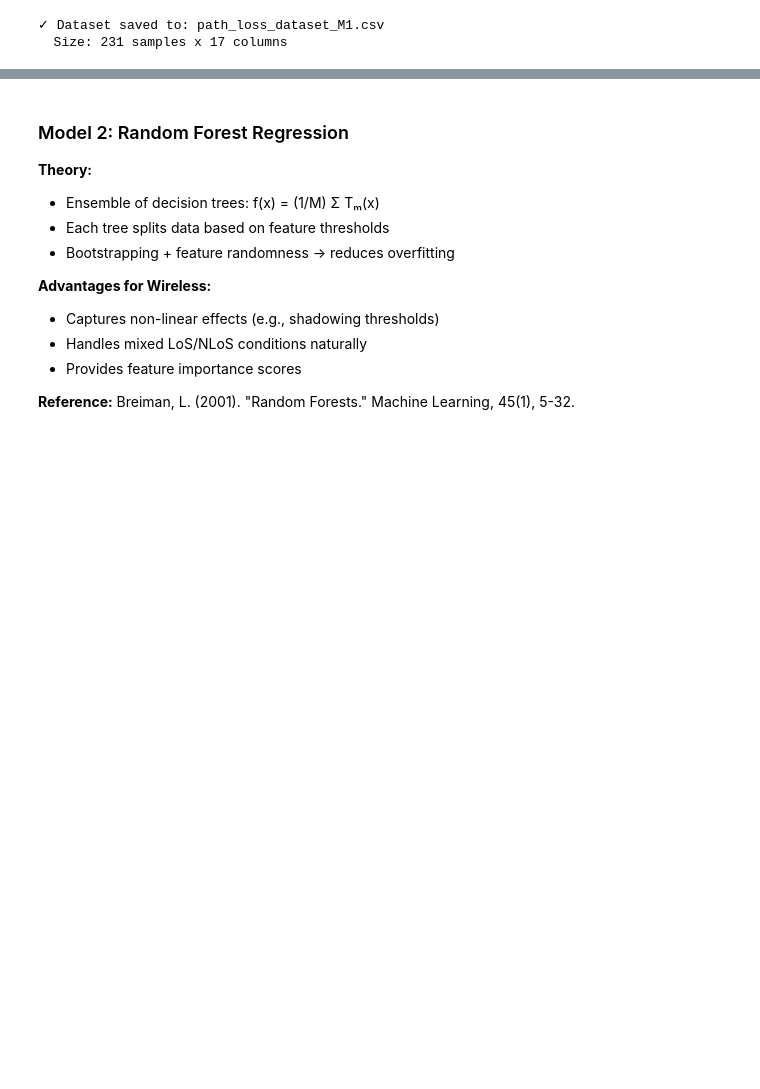
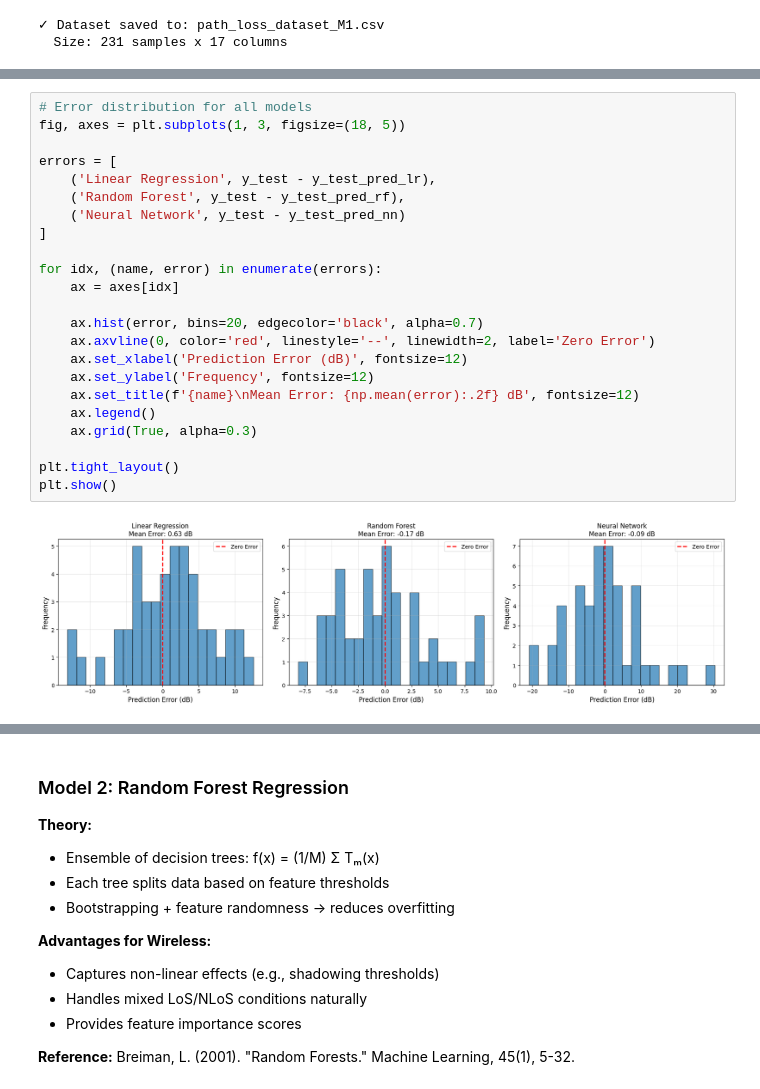
Before and after one commit to SaM27my/EE58009_ML_WC_Assinments, a Jupyter notebook: path_loss_prediction.ipynb, the cells around one changed output, grey strips where cells are left out. Saved outputs shown, nothing was run; the diff lists cells and outputs as text; blank space fills up the shorter version.

```diff
--- a/path_loss_prediction.ipynb
+++ b/path_loss_prediction.ipynb
@@ -925,0 +1044,25 @@ plt.show()
+# %%
+# Error distribution for all models
+fig, axes = plt.subplots(1, 3, figsize=(18, 5))
+
+errors = [
+    ('Linear Regression', y_test - y_test_pred_lr),
+    ('Random Forest', y_test - y_test_pred_rf),
+    ('Neural Network', y_test - y_test_pred_nn)
+]
+
+for idx, (name, error) in enumerate(errors):
+    ax = axes[idx]
+
+    ax.hist(error, bins=20, edgecolor='black', alpha=0.7)
+    ax.axvline(0, color='red', linestyle='--', linewidth=2, label='Zero Error')
+    ax.set_xlabel('Prediction Error (dB)', fontsize=12)
+    ax.set_ylabel('Frequency', fontsize=12)
+    ax.set_title(f'{name}\nMean Error: {np.mean(error):.2f} dB', fontsize=12)
+    ax.legend()
+    ax.grid(True, alpha=0.3)
+
+plt.tight_layout()
+plt.show()
+# %% [output]
+[figure, added]
```
Also changed, not shown: parts of 37 cells of this notebook.
